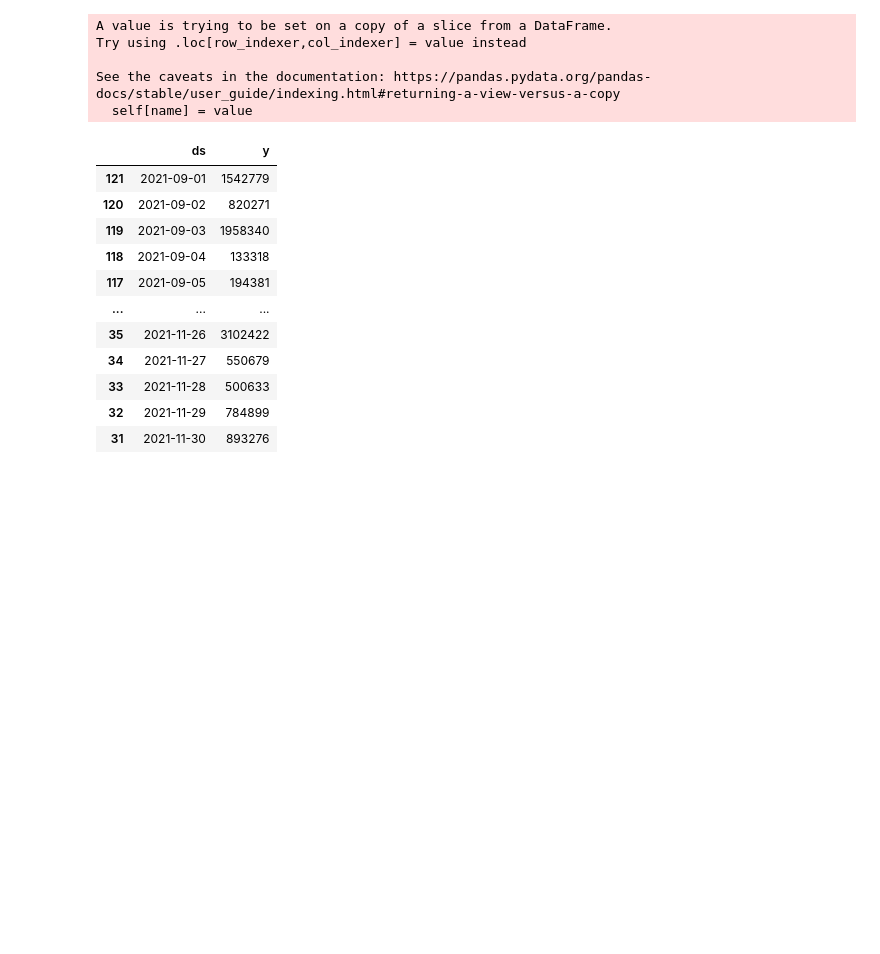
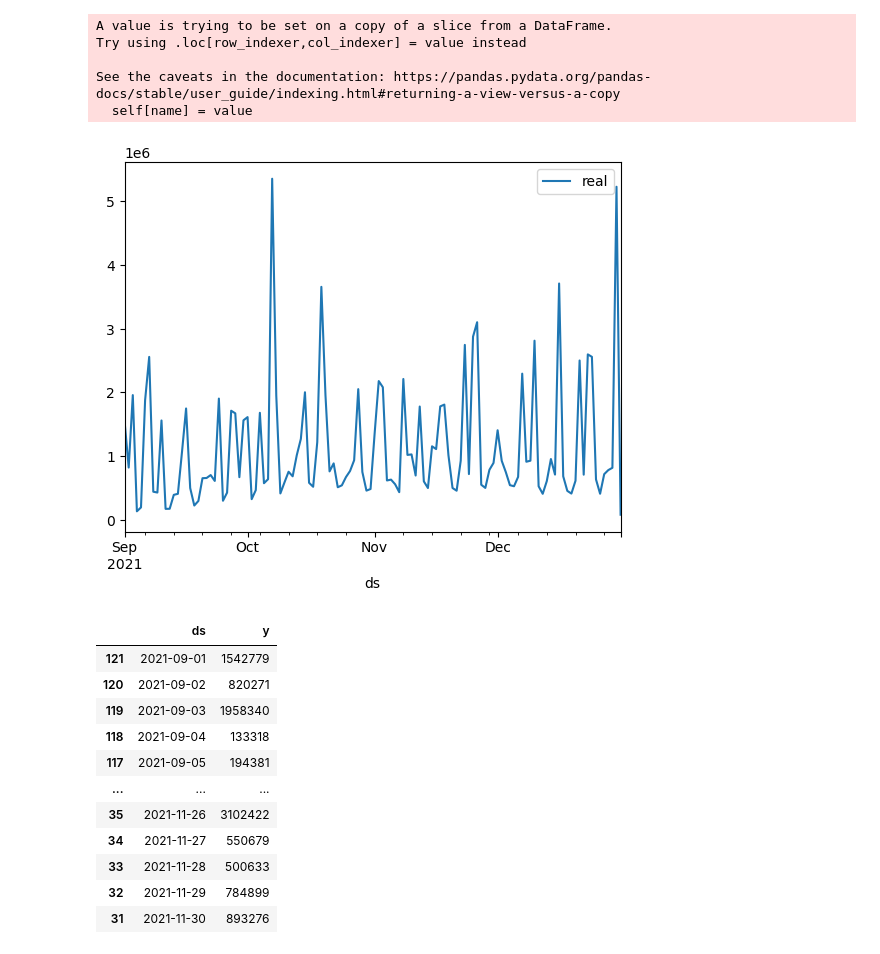
Before and after one commit to ClockAnge/AppliedModels, a Jupyter notebook: VK_data.ipynb, the cells around one changed output. Drawn from its saved outputs; the diff is of its cells as text; code cells hidden in the pictures; blank space fills up the shorter version.

```diff
--- a/VK_data.ipynb
+++ b/VK_data.ipynb
@@ -304,4 +304,8 @@ ts = ts.sort_values('ds')
 ts.ds = ts.ds.apply(lambda x: pd.to_datetime(x[:10], format='%Y-%m-%d'))
 train = ts[ts.ds < pd.to_datetime("2021-12-01", format='%Y-%m-%d')]
 test = ts[ts.ds >= pd.to_datetime("2021-12-01", format='%Y-%m-%d')]
+# %%
+ax = ts.plot(x="ds", y="y", label="real")
+# %% [output]
+[figure, added]
 # %%
```
Also changed, not shown: parts of 6 cells of this notebook.
